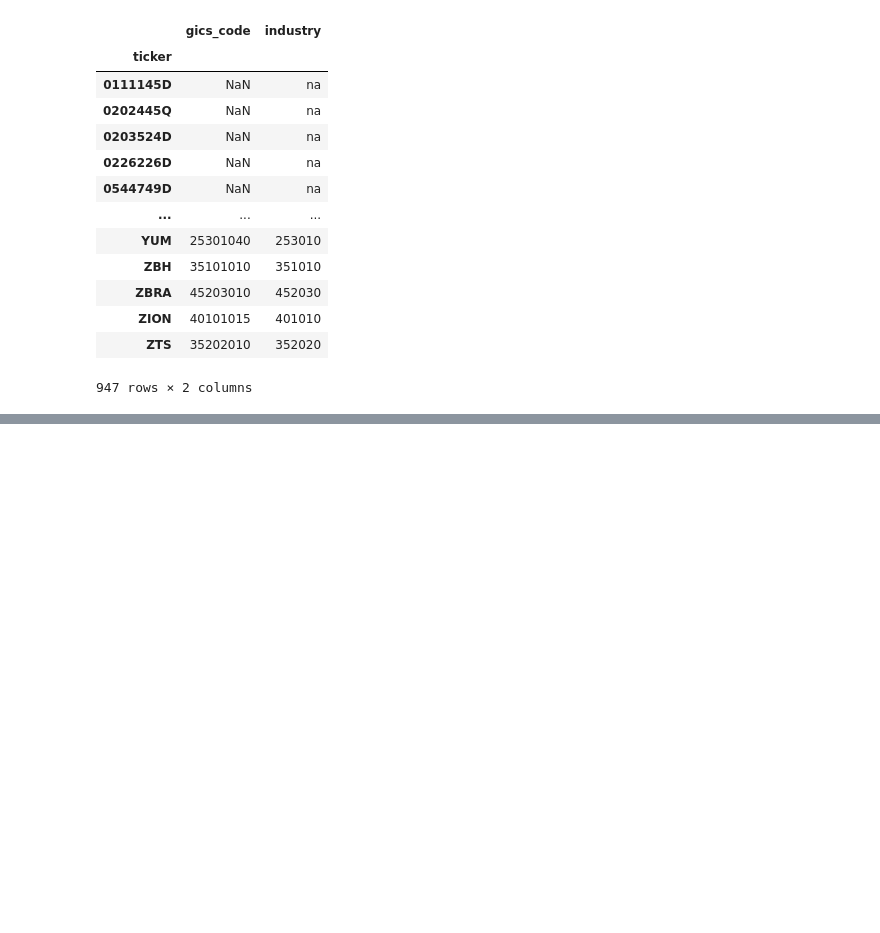
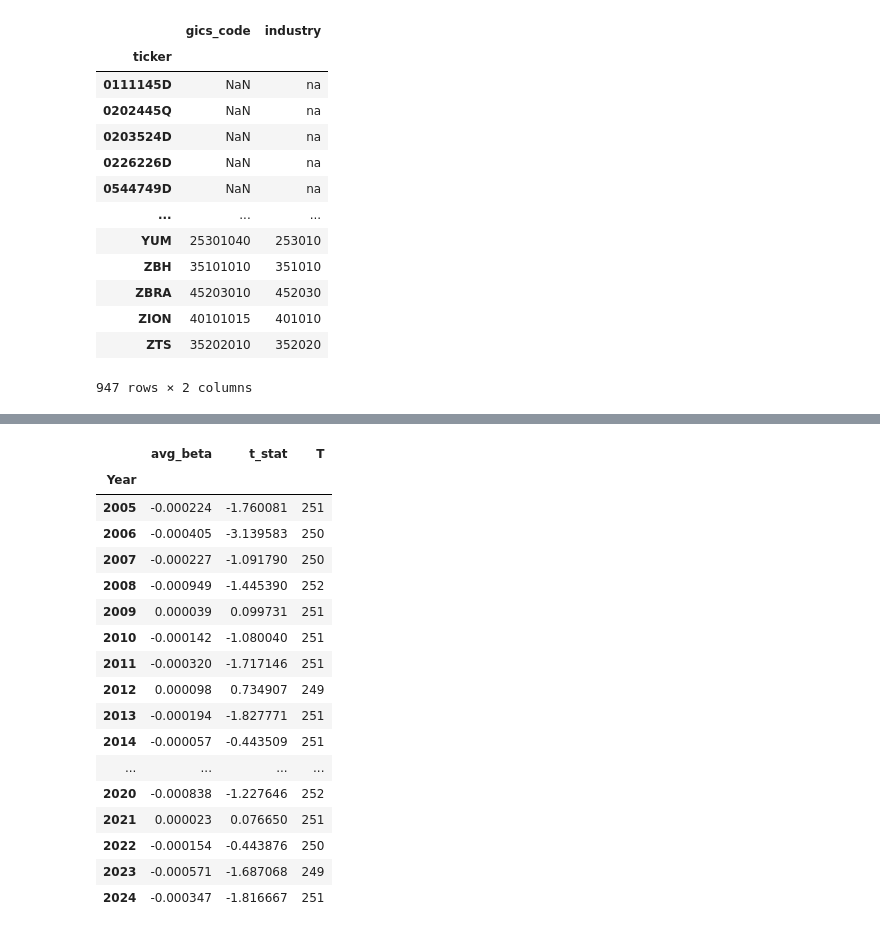
Before and after one commit to KiranReddy0808/FE5214-Introduction-to-quant-investing, a Jupyter notebook: Assignment 2/Assignment2.ipynb, the cells around one changed output, grey strips where cells are left out. Saved outputs shown, nothing was run; the diff lists cells and outputs as text; code cells hidden in the pictures; blank space fills up the shorter version.

```diff
--- a/Assignment 2/Assignment2.ipynb
+++ b/Assignment 2/Assignment2.ipynb
@@ -314,0 +334,31 @@ display(summary_df)
+# %%
+ranked_summary_df = pd.DataFrame(columns=['Year', 'avg_beta', 't_stat', 'T'])
+
+for year in ranked_beta_dict.keys():
+    avg_beta = np.mean(list(ranked_beta_dict[year].values()))
+    t_stat = np.sqrt(len(ranked_beta_dict[year])) * avg_beta / np.std(list(ranked_beta_dict[year].values()))
+    T = len(ranked_beta_dict[year])
+
+    ranked_summary_df.loc[len(ranked_summary_df)] = [str(year), avg_beta, t_stat, T]
+
+ranked_summary_df.set_index('Year', inplace=True)
+display(ranked_summary_df)
+# %% [output]
+|  | avg_beta | t_stat | T |
+| Year |  |  |  |
+| 2005 | -0.000224 | -1.760081 | 251 |
+| 2006 | -0.000405 | -3.139583 | 250 |
+| 2007 | -0.000227 | -1.091790 | 250 |
+| 2008 | -0.000949 | -1.445390 | 252 |
+| 2009 | 0.000039 | 0.099731 | 251 |
+| 2010 | -0.000142 | -1.080040 | 251 |
+| 2011 | -0.000320 | -1.717146 | 251 |
+| 2012 | 0.000098 | 0.734907 | 249 |
+| 2013 | -0.000194 | -1.827771 | 251 |
+| 2014 | -0.000057 | -0.443509 | 251 |
+| ... | ... | ... | ... |
+| 2020 | -0.000838 | -1.227646 | 252 |
+| 2021 | 0.000023 | 0.076650 | 251 |
+| 2022 | -0.000154 | -0.443876 | 250 |
+| 2023 | -0.000571 | -1.687068 | 249 |
+| 2024 | -0.000347 | -1.816667 | 251 |
```
Also changed, not shown: parts of 5 cells of this notebook.
